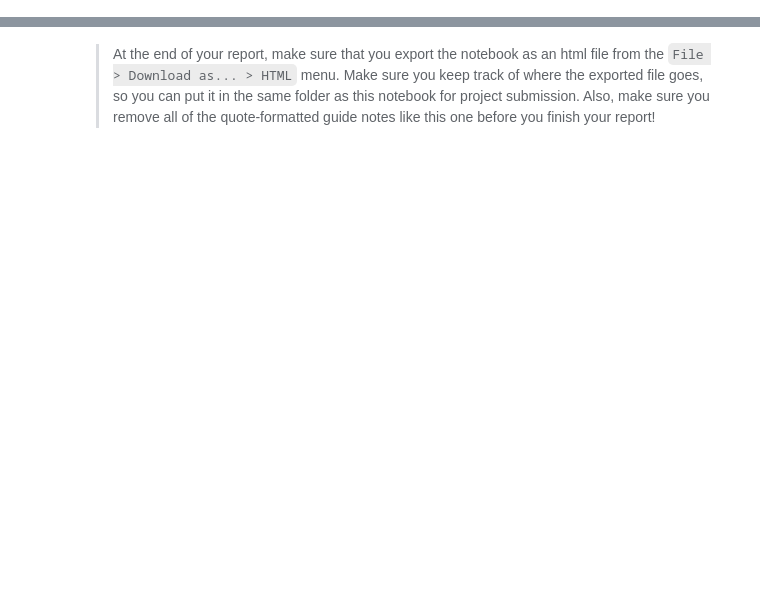
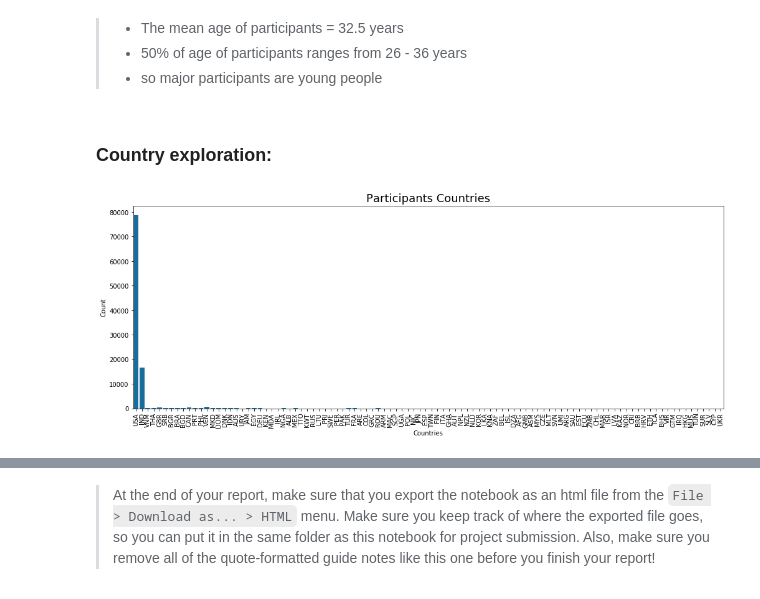
Before and after one commit to seifElislam/what_makes_people_happy, a Jupyter notebook: happy_moments_exploration.ipynb, the cells around one changed output, grey strips where cells are left out. Cells and saved outputs as stored; diff of their text form; code cells hidden in the pictures; blank space fills up the shorter version.

```diff
--- a/happy_moments_exploration.ipynb
+++ b/happy_moments_exploration.ipynb
@@ -76,0 +319,16 @@ your work in the previous sections.
+# %% [markdown]
+> - The mean age of participants = 32.5 years
+> -  50% of age of participants ranges from 26 - 36 years
+> - so major participants are young people
+# %% [markdown]
+### Country exploration:
+# %%
+plt.rcParams['figure.figsize'] = 17, 6
+base_color = sb.color_palette('colorblind')[0]
+sb.countplot(data=happy_df, x='country', color=base_color);
+plt.xticks(rotation=90);
+plt.title('Participants Countries', fontsize=18)
+plt.xlabel('Countries');
+plt.ylabel('Count');
+# %% [output]
+[figure, added]
```
Also changed, not shown: parts of 141 cells of this notebook, 2 other files.
